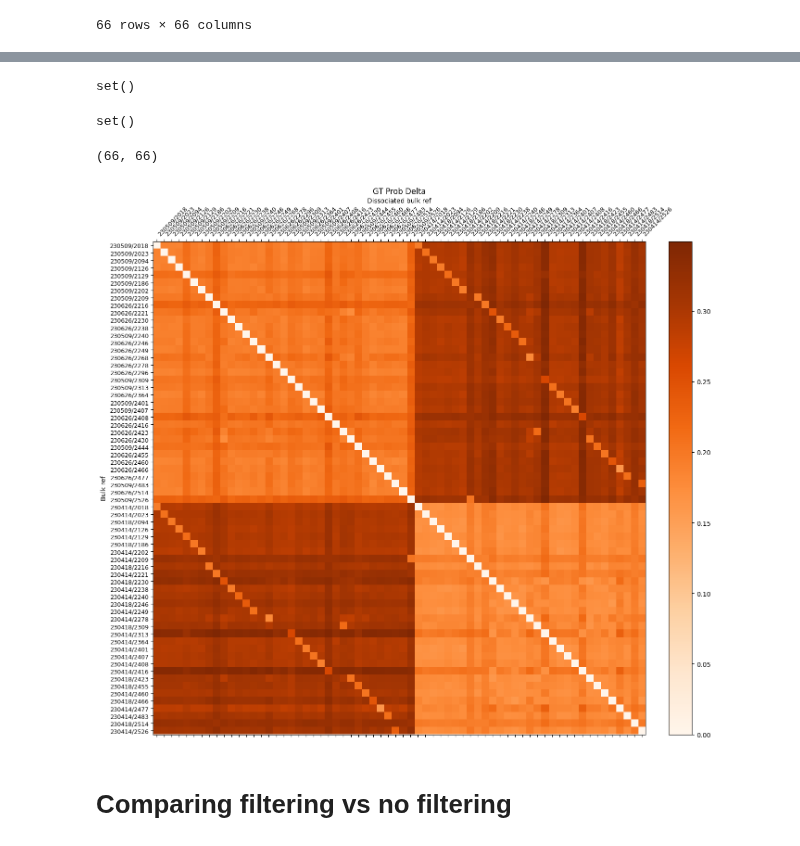
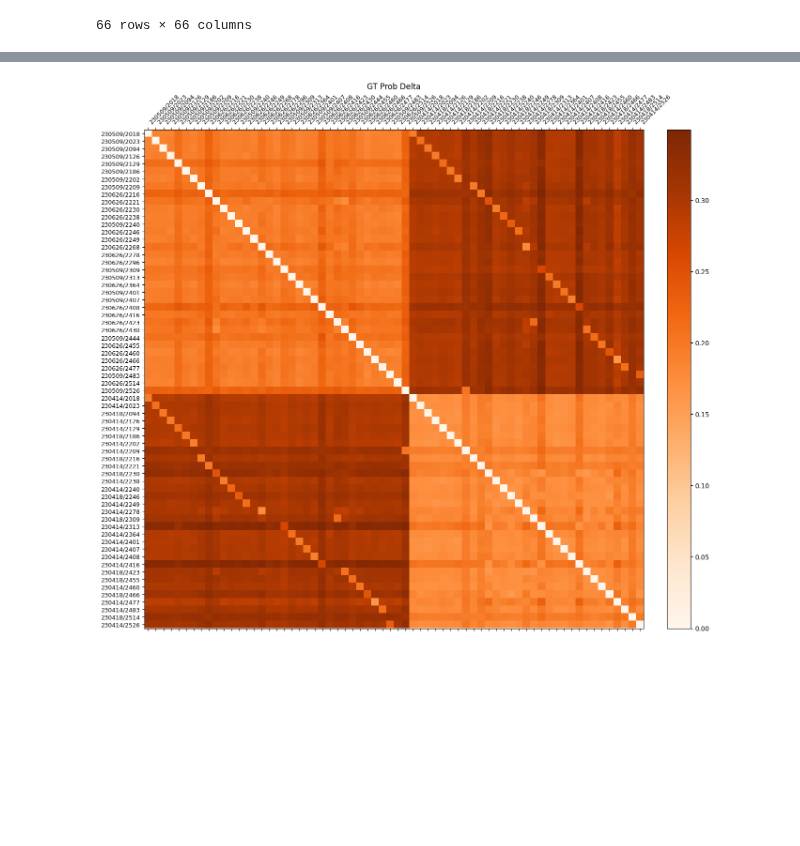
Before and after one commit to emma2207/hgsoc-reconstruction, a Jupyter notebook: sample_id_matching/scripts/match_sample_ids_bulk.ipynb, the cells around one changed output, grey strips where cells are left out. Drawn from its saved outputs; the diff is of its cells as text; code cells hidden in the pictures; blank space fills up the shorter version.

Commit message:
cleaning up

```diff
--- a/sample_id_matching/scripts/match_sample_ids_bulk.ipynb
+++ b/sample_id_matching/scripts/match_sample_ids_bulk.ipynb
@@ -15,10 +13,10 @@ def match_sample_id():
 
     # match bulk to dissociated bulk
     res = vireoSNP.vcf.match_VCF_samples(
-        cwd + "/../data/bcftools/bcftools_filter_DP900_all_samples.vcf",
-        cwd + "/../data/bcftools/bcftools_filter_DP900_all_samples.vcf",
-        GT_tag1='PL',
-        GT_tag2='PL',
+        cwd + "/../data/bcftools_filter_DP900_all_samples.vcf",
+        cwd + "/../data/bcftools_filter_DP900_all_samples.vcf",
+        GT_tag1="PL",
+        GT_tag2="PL",
     )
 
     df = pd.DataFrame(
@@ -27,7 +25,7 @@ def match_sample_id():
             "bulk sample id": res["matched_donors1"],
         }
     )
-    # Clean up "sample id" columns
+    # Clean up "sample id" columns, only retain the sample id
     df = df.replace({r"\d{6}/": ""}, regex=True)
 
     return res, df
@@ -120,2 +80,0 @@ extra_df
-# %%
-df = pd.concat([df, extra_df])
@@ -126,17 +87,15 @@ df.shape
 # %%
-sample_order_df = pd.DataFrame(
-    {"samples": sorted(set(df.columns) | set(df.index))}
-)
+# Sample order for the heatmap plot when all bulk and dissociated bulk samples are included in both rows and columns
+sample_order_df = pd.DataFrame({"samples": sorted(set(df.columns) | set(df.index))})
+# Sort by sample type and sample id
 sample_order_df["sample_id"] = sample_order_df["samples"].str[-4:]
 sample_order_df["date"] = sample_order_df["samples"].str[:4]
-sample_order_df.loc[sample_order_df["date"]=="2304", "sample_type"] = "diss_bulk"
-sample_order_df.loc[sample_order_df["date"]!="2304", "sample_type"] = "bulk"
+sample_order_df.loc[sample_order_df["date"] == "2304", "sample_type"] = "diss_bulk"
+sample_order_df.loc[sample_order_df["date"] != "2304", "sample_type"] = "bulk"
 sample_order_df = sample_order_df.sort_values(by=["sample_type", "sample_id"])
 
-sample_order_df
-
 sample_order_lst = list(sample_order_df["samples"])
-
+# Apply the sample order
 sorted_df = df[sample_order_lst]
 sorted_df = sorted_df.loc[sample_order_lst]
 # %%
@@ -145,55 +104,30 @@ sorted_df = sorted_df.loc[sample_order_lst]
 # sorted_df = df[sorted(df.columns)]
 # sorted_df = sorted_df.loc[sorted(sorted_df.index)]
-# %%
-set(sorted_df.columns) - set(sorted_df.index)
-# %% [output]
-set()
-# %%
-set(sorted_df.index) - set(sorted_df.columns)
-# %% [output]
-set()
-# %%
-sorted_df.shape
-# %% [output]
-(66, 66)
 # %%
 fig, ax = plt.subplots(figsize=(15, 15))
 heatmap = ax.matshow(sorted_df, cmap="Oranges")
-
-# Pool lines
-# plt.axhline(y=3.5, color='black', linestyle='--')
-# plt.axhline(y=6.5, color='black', linestyle='--')
-# plt.axhline(y=10.5, color='black', linestyle='--')
-# plt.axhline(y=13.5, color='black', linestyle='--')
-# plt.axhline(y=16.5, color='black', linestyle='--')
-# plt.axhline(y=20.5, color='black', linestyle='--')
-# plt.axhline(y=23.5, color='black', linestyle='--')
-# plt.axhline(y=27.5, color='black', linestyle='--')
-# plt.axhline(y=30.5, color='black', linestyle='--')
 
 # # Numbers in grid
 # for (i, j), z in np.ndenumerate(sorted_df):
 #     ax.text(j, i, "{:.2f}".format(z), ha="center", va="center", fontdict={"fontsize": 6})
 
 ax.set_xticks(np.arange(len(df.columns)))
 ax.set_yticks(np.arange(len(df)))
 ax.set_xticklabels(sorted_df.columns, rotation=45, ha="left", fontdict={"fontsize": 9})
 ax.set_yticklabels(sorted_df.index, fontdict={"fontsize": 9})
 ax.xaxis.set_label_position("top")
-ax.set_xlabel("Dissociated bulk ref")
-ax.set_ylabel("Bulk ref")
+# ax.set_xlabel("Dissociated bulk ref")
+# ax.set_ylabel("Bulk ref")
 ax.set_title("GT Prob Delta")
 
 divider = make_axes_locatable(ax)
 cax = divider.append_axes("right", size=0.5, pad=0.5)
 cbar = fig.colorbar(heatmap, cax=cax)
 
 plt.show()
 # %% [output]
-[figure, old version]
+[figure, new version]
 # %%
 filename = f"../figures/diss_vs_bulk_ref/GT_delta_filter_dp900_w2507_all_samples"
 fig.savefig(filename + ".pdf", bbox_inches="tight")
 fig.savefig(filename + ".png", bbox_inches="tight")
-# %% [markdown]
-# Comparing filtering vs no filtering
```
Also changed, not shown: parts of 26 cells of this notebook, 3 other files.
